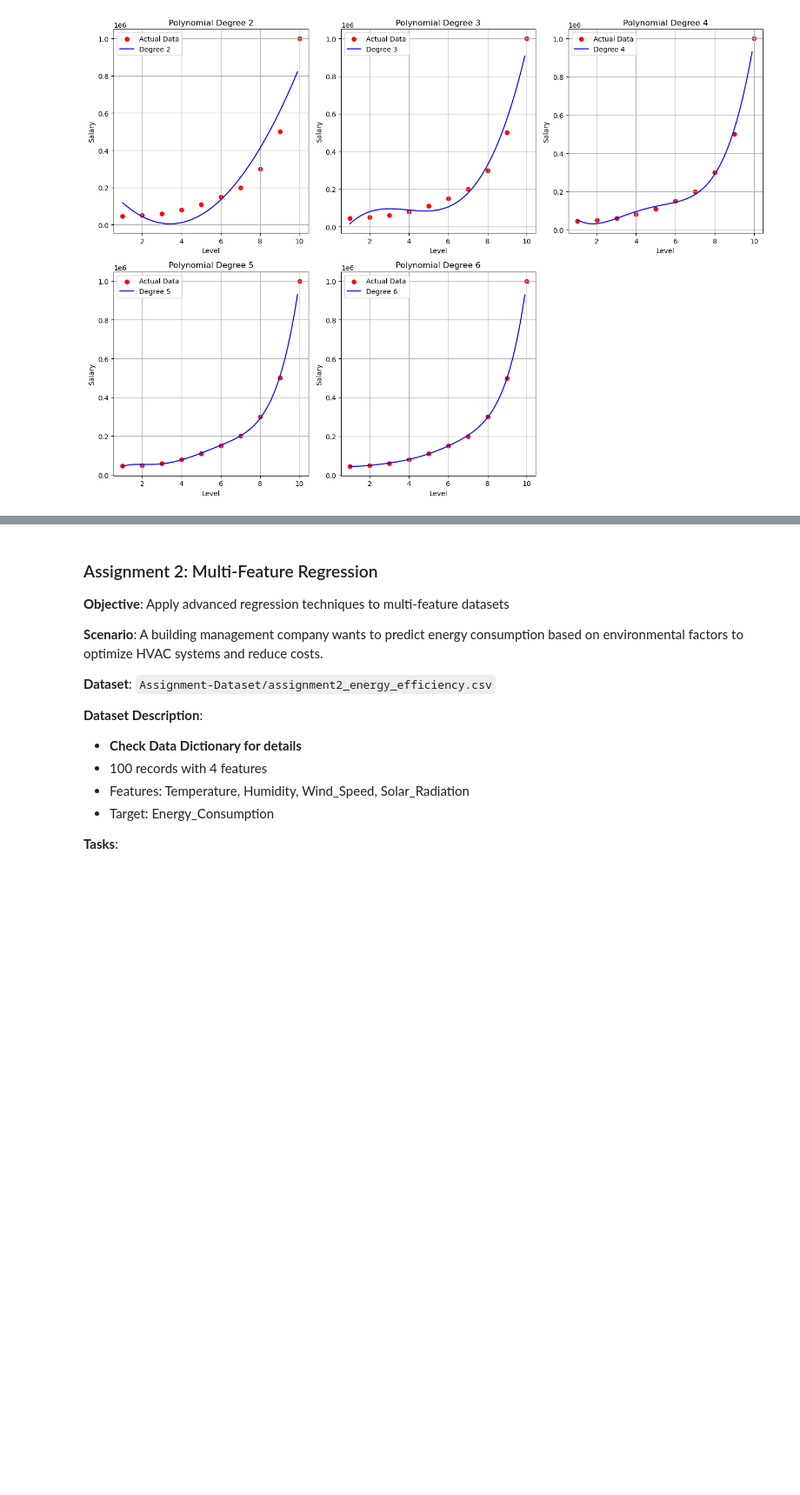
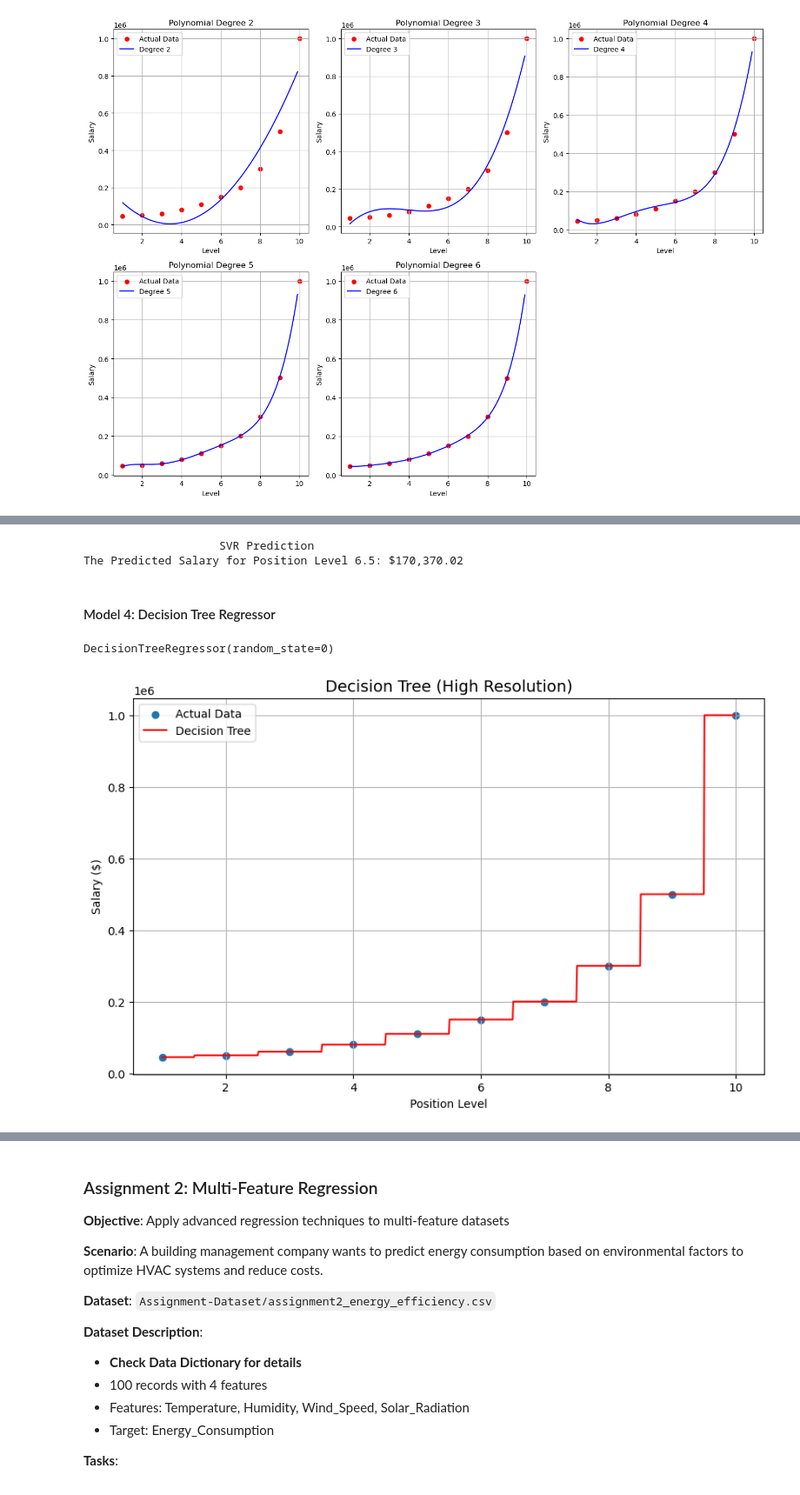
Before and after one commit to Ezerioha-ifeanyi/Week-15-Take-Home, a Jupyter notebook: Take Home.ipynb, the cells around one changed output, grey strips where cells are left out. Shown at 87% size. Cells and saved outputs as stored; diff of their text form; code cells hidden in the pictures; blank space fills up the shorter version.

```diff
--- a/Take Home.ipynb
+++ b/Take Home.ipynb
@@ -703,0 +745,37 @@ Polynomial with Degree 6 Prediction for Level 6.5: $174,192.82
+# %%
+# Make Predictions for position Level 6.5
+salary_pred_svr = salary_svr_reg.predict(sc_X_salary.transform([[6.5]]))
+salary_pred_svr = sc_Y_salary.inverse_transform(salary_pred_svr.reshape(-1, 1))
+
+print(" "*20 +"SVR Prediction")
+print(f"The Predicted Salary for Position Level 6.5: ${salary_pred_svr[0][0]:,.2f}")
+# %% [output]
+                    SVR Prediction
+The Predicted Salary for Position Level 6.5: $170,370.02
+# %% [markdown]
+#### Model 4: Decision Tree Regressor
+# %%
+from sklearn.tree import DecisionTreeRegressor
+
+# Build and Train Decision Tree (No scaling is required for Trees)
+salary_dt_reg = DecisionTreeRegressor(random_state=0)
+salary_dt_reg.fit(salary_X, salary_Y)
+# %% [output]
+DecisionTreeRegressor(random_state=0)
+# %%
+# High Resolution Visualization
+plt.figure(figsize=(10, 6))
+
+X_grid_dt = np.arange(min(salary_X), max(salary_X), 0.01).reshape(-1, 1) # Super fine grid
+
+plt.scatter(salary_X, salary_Y, label='Actual Data')
+plt.plot(X_grid_dt, salary_dt_reg.predict(X_grid_dt), color='red', label='Decision Tree')
+
+plt.title('Decision Tree (High Resolution)', fontsize=14)
+plt.xlabel('Position Level')
+plt.ylabel('Salary ($)')
+plt.legend()
+plt.grid(True)
+plt.show()
+# %% [output]
+[figure, added]
```
Also changed, not shown: parts of 10 cells of this notebook.
